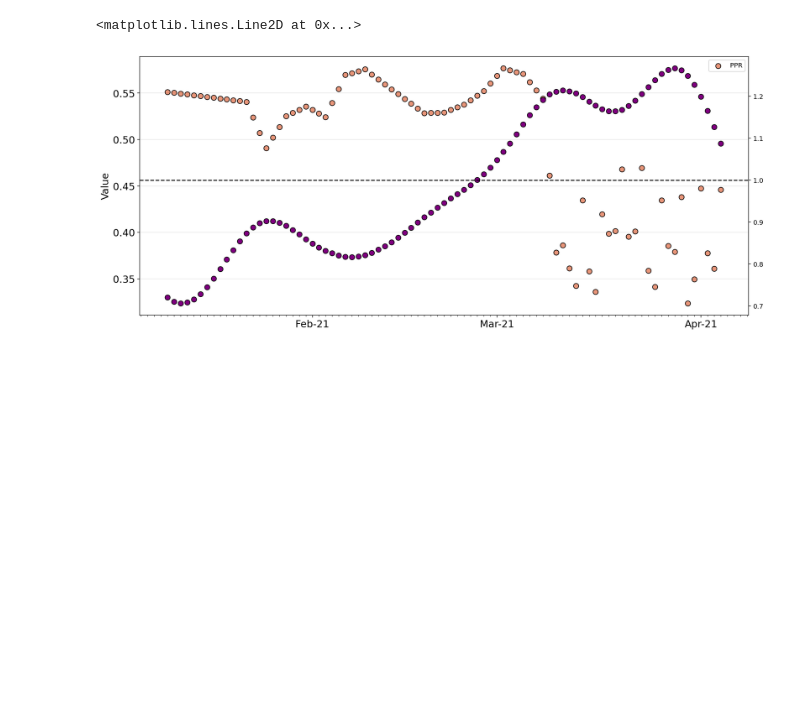
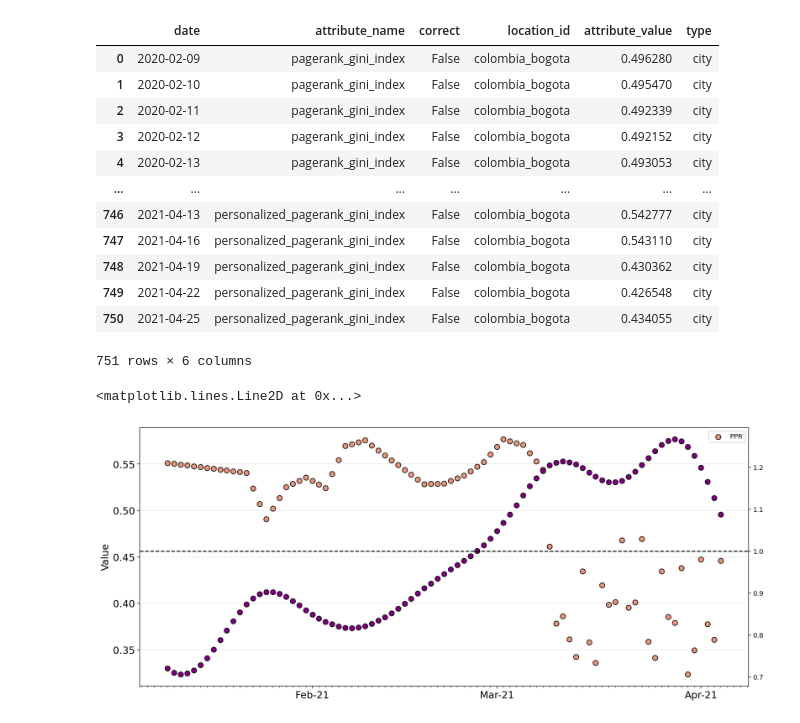
Before and after one commit to ChaosDonkey06/bogota_covid19_lockdowns, a Jupyter notebook: PPR_Rt_analysos.ipynb, the cells around one changed output. Saved outputs shown, nothing was run; the diff lists cells and outputs as text; code cells hidden in the pictures; blank space fills up the shorter version.

```diff
--- a/PPR_Rt_analysos.ipynb
+++ b/PPR_Rt_analysos.ipynb
@@ -59,17 +59,32 @@ cases_df = pd.read_csv(os.path.join(data_cases_path, 'cases.csv'), parse_dates=[
 # %%
 PR_2020_df     = pd.read_csv(os.path.join(data_dir,  'pagerank_ciudades2_2020.csv'), sep=',', parse_dates=['date'])
 PR_2020_df["correct"] = False
 PR_2020_df = PR_2020_df.set_index(['date','attribute_name', 'correct'] )
 
 
 
 PR_2021_df     = pd.read_csv(os.path.join(data_dir,  'pagerank_ciudades2.csv'), sep=',', parse_dates=['date'])#.set_index(['date','attribute_name'] )
 PR_2021_df["correct"] = False
 PR_2021_df = PR_2021_df.set_index(['date','attribute_name', 'correct'] )
 
 
 pr_df = pd.concat([PR_2020_df, PR_2021_df]).reset_index()
 pr_df.to_csv(os.path.join(data_dir,  'pagerang_merged.csv'))
+pr_df
+# %% [output]
+|  | date | attribute_name | correct | location_id | attribute_value | type |
+| 0 | 2020-02-09 | pagerank_gini_index | False | colombia_bogota | 0.496280 | city |
+| 1 | 2020-02-10 | pagerank_gini_index | False | colombia_bogota | 0.495470 | city |
+| 2 | 2020-02-11 | pagerank_gini_index | False | colombia_bogota | 0.492339 | city |
+| 3 | 2020-02-12 | pagerank_gini_index | False | colombia_bogota | 0.492152 | city |
+| 4 | 2020-02-13 | pagerank_gini_index | False | colombia_bogota | 0.493053 | city |
+| ... | ... | ... | ... | ... | ... | ... |
+| 746 | 2021-04-13 | personalized_pagerank_gini_index | False | colombia_bogota | 0.542777 | city |
+| 747 | 2021-04-16 | personalized_pagerank_gini_index | False | colombia_bogota | 0.543110 | city |
+| 748 | 2021-04-19 | personalized_pagerank_gini_index | False | colombia_bogota | 0.430362 | city |
+| 749 | 2021-04-22 | personalized_pagerank_gini_index | False | colombia_bogota | 0.426548 | city |
+| 750 | 2021-04-25 | personalized_pagerank_gini_index | False | colombia_bogota | 0.434055 | city |
+751 rows × 6 columns
 # %%
 ppr_bog_df = pr_df[pr_df["attribute_name"]=="personalized_pagerank_gini_index"]
 pr_bog_df  = pr_df[pr_df["attribute_name"]=="pagerank_gini_index"]
```
